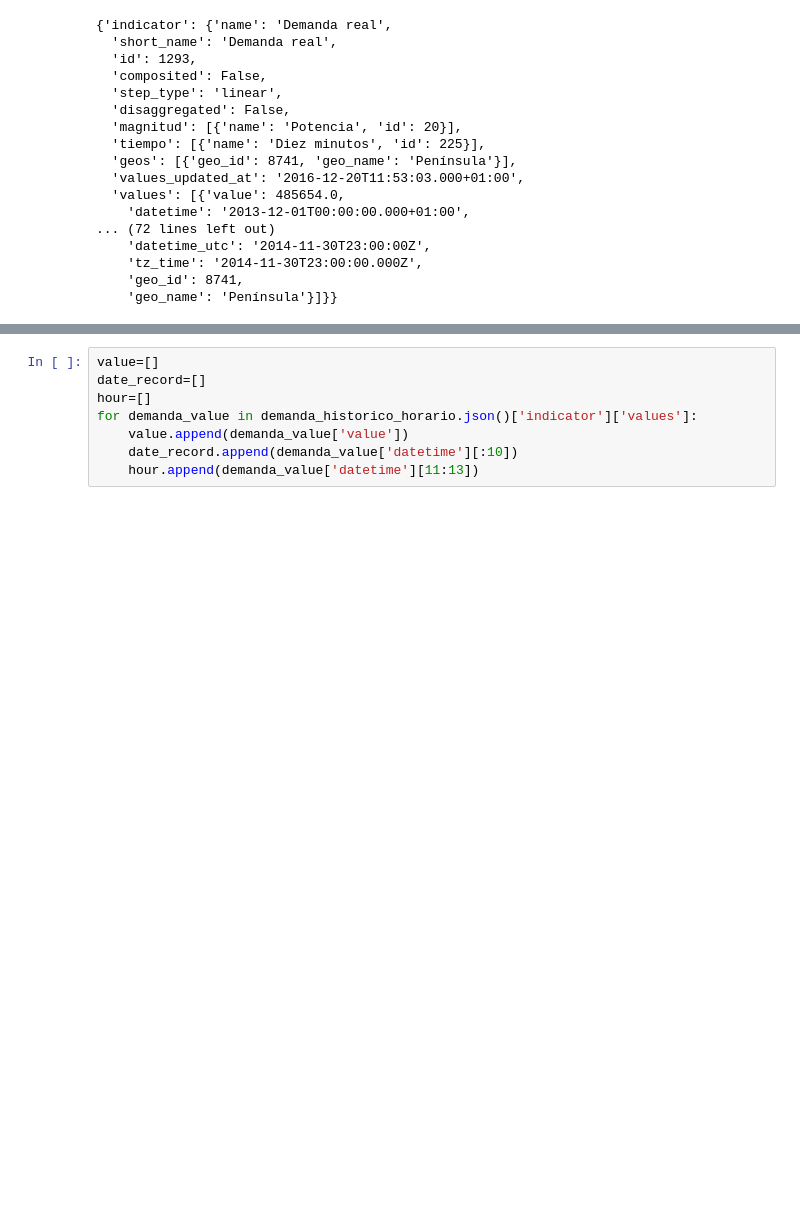
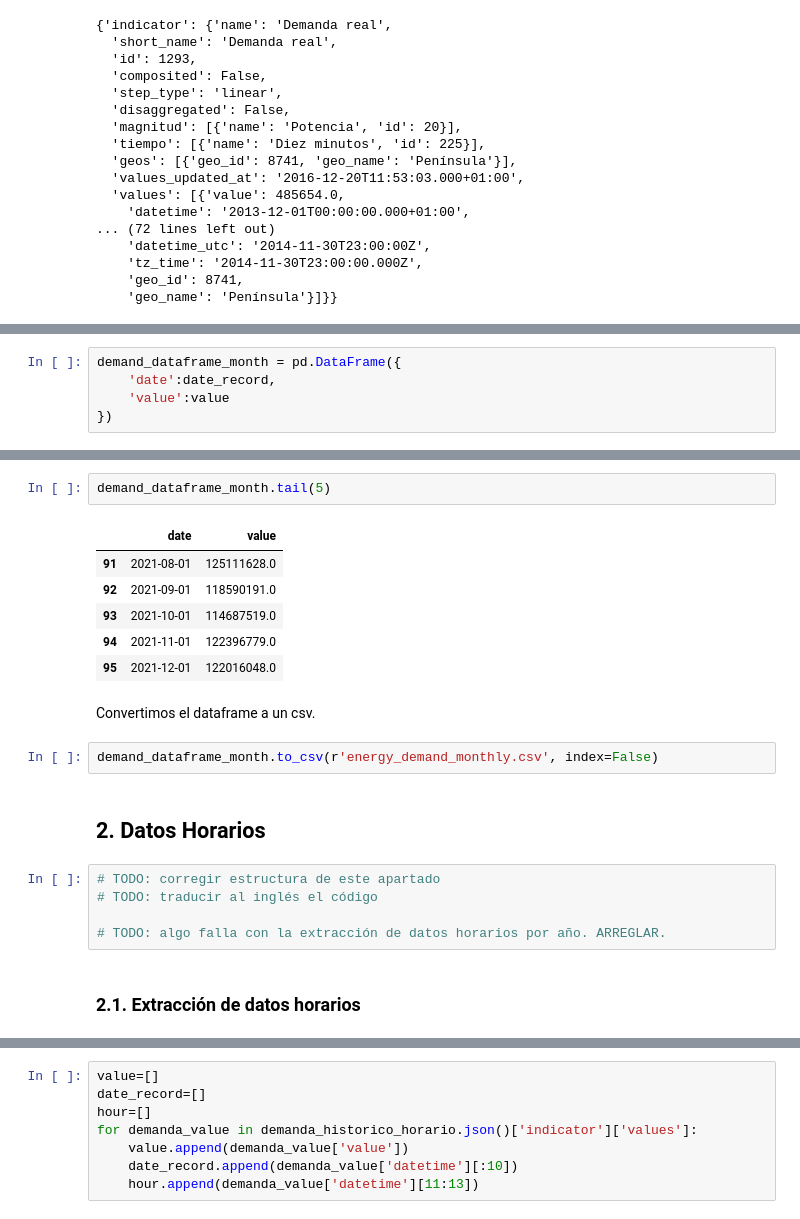
Before and after one commit to BernardoJoseLlamasVerna/tfm_data_science, a Jupyter notebook: version_0/Electric_Demand_Refactor/data/electric_demand_data/energy_demand_data_extraction.ipynb, the cells around one changed output, grey strips where cells are left out. Drawn from its saved outputs; the diff is of its cells as text; blank space fills up the shorter version.

```diff
--- a/version_0/Electric_Demand_Refactor/data/electric_demand_data/energy_demand_data_extraction.ipynb
+++ b/version_0/Electric_Demand_Refactor/data/electric_demand_data/energy_demand_data_extraction.ipynb
@@ -319,0 +226,5 @@ demanda_dataframe_month.head()
+# %%
+demand_dataframe_month = pd.DataFrame({
+    'date':date_record,
+    'value':value
+})
@@ -319,0 +240,22 @@ demanda_dataframe_month.head()
+# %%
+demand_dataframe_month.tail(5)
+# %% [output]
+|  | date | value |
+| 91 | 2021-08-01 | 125111628.0 |
+| 92 | 2021-09-01 | 118590191.0 |
+| 93 | 2021-10-01 | 114687519.0 |
+| 94 | 2021-11-01 | 122396779.0 |
+| 95 | 2021-12-01 | 122016048.0 |
+# %% [markdown]
+Convertimos el dataframe a un csv.
+# %%
+demand_dataframe_month.to_csv(r'energy_demand_monthly.csv', index=False)
+# %% [markdown]
+## 2. Datos Horarios
+# %%
+# TODO: corregir estructura de este apartado
+# TODO: traducir al inglés el código
+
+# TODO: algo falla con la extracción de datos horarios por año. ARREGLAR.
+# %% [markdown]
+### 2.1. Extracción de datos horarios
```
Also changed, not shown: parts of 30 cells of this notebook, 2 other files.
